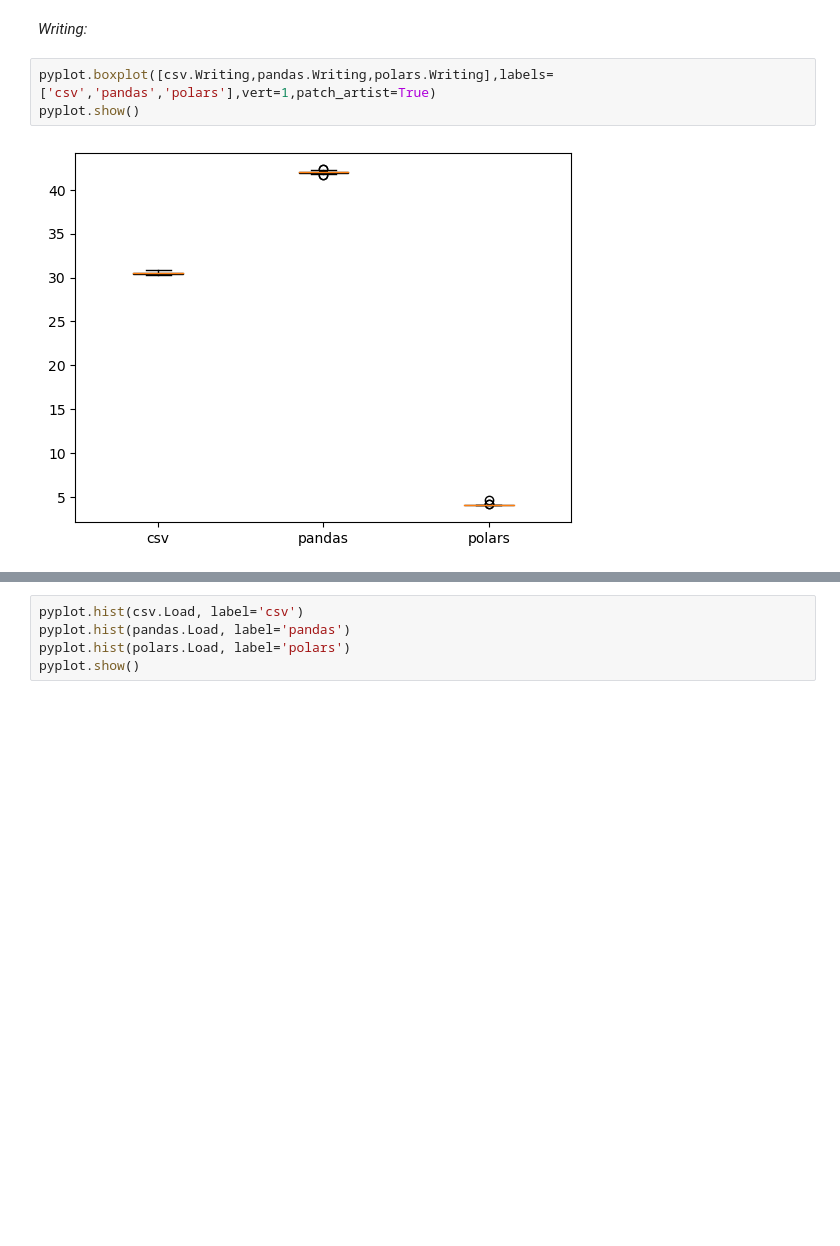
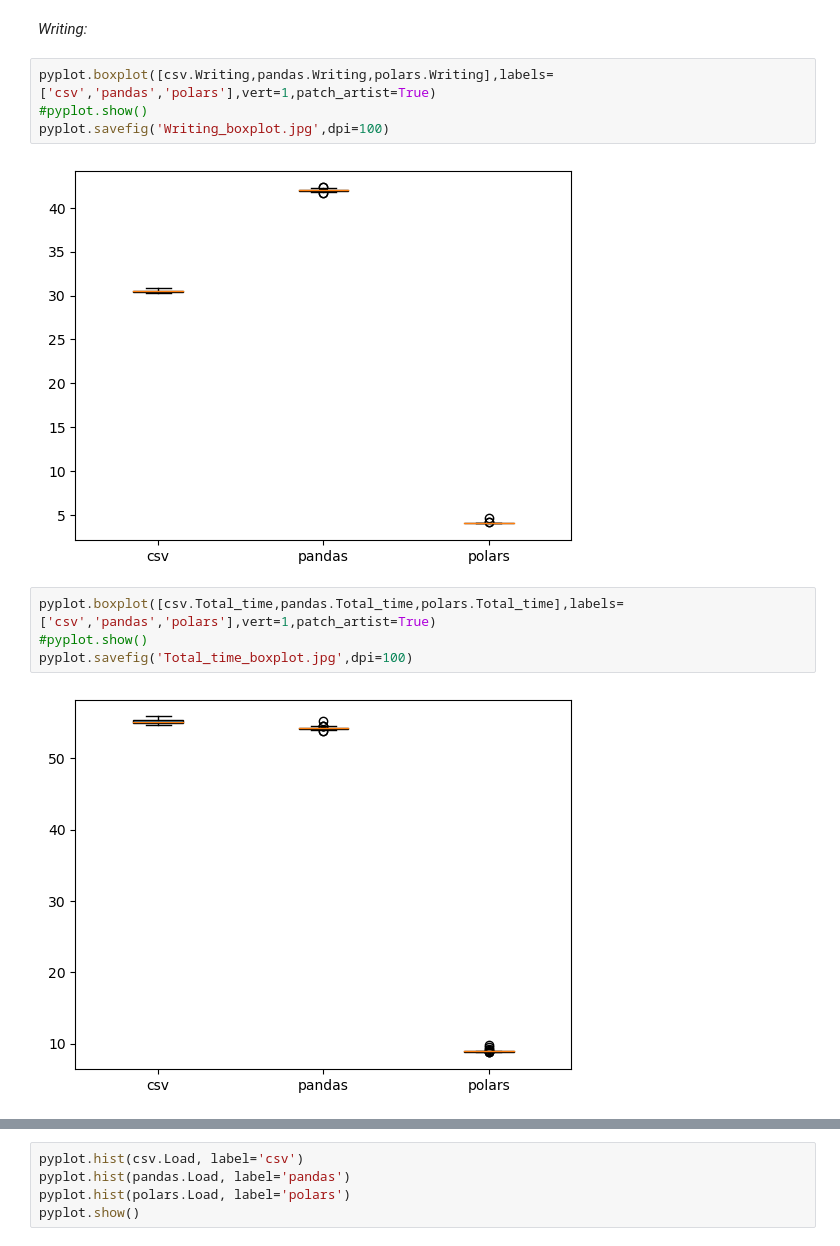
Before and after one commit to thinkaplo/speedtest, a Jupyter notebook: analysis.ipynb, the cells around one changed output, grey strips where cells are left out. Saved outputs shown, nothing was run; the diff lists cells and outputs as text; blank space fills up the shorter version.

```diff
--- a/analysis.ipynb
+++ b/analysis.ipynb
@@ -142,6 +144,13 @@ pyplot.show()
 *Writing:*
 # %%
 pyplot.boxplot([csv.Writing,pandas.Writing,polars.Writing],labels=['csv','pandas','polars'],vert=1,patch_artist=True)
-pyplot.show()
+#pyplot.show()
+pyplot.savefig('Writing_boxplot.jpg',dpi=100)
 # %% [output]
 [figure]
+# %%
+pyplot.boxplot([csv.Total_time,pandas.Total_time,polars.Total_time],labels=['csv','pandas','polars'],vert=1,patch_artist=True)
+#pyplot.show()
+pyplot.savefig('Total_time_boxplot.jpg',dpi=100)
+# %% [output]
+[figure, added]
```
Also changed, not shown: parts of 10 cells of this notebook, 6 other files.
